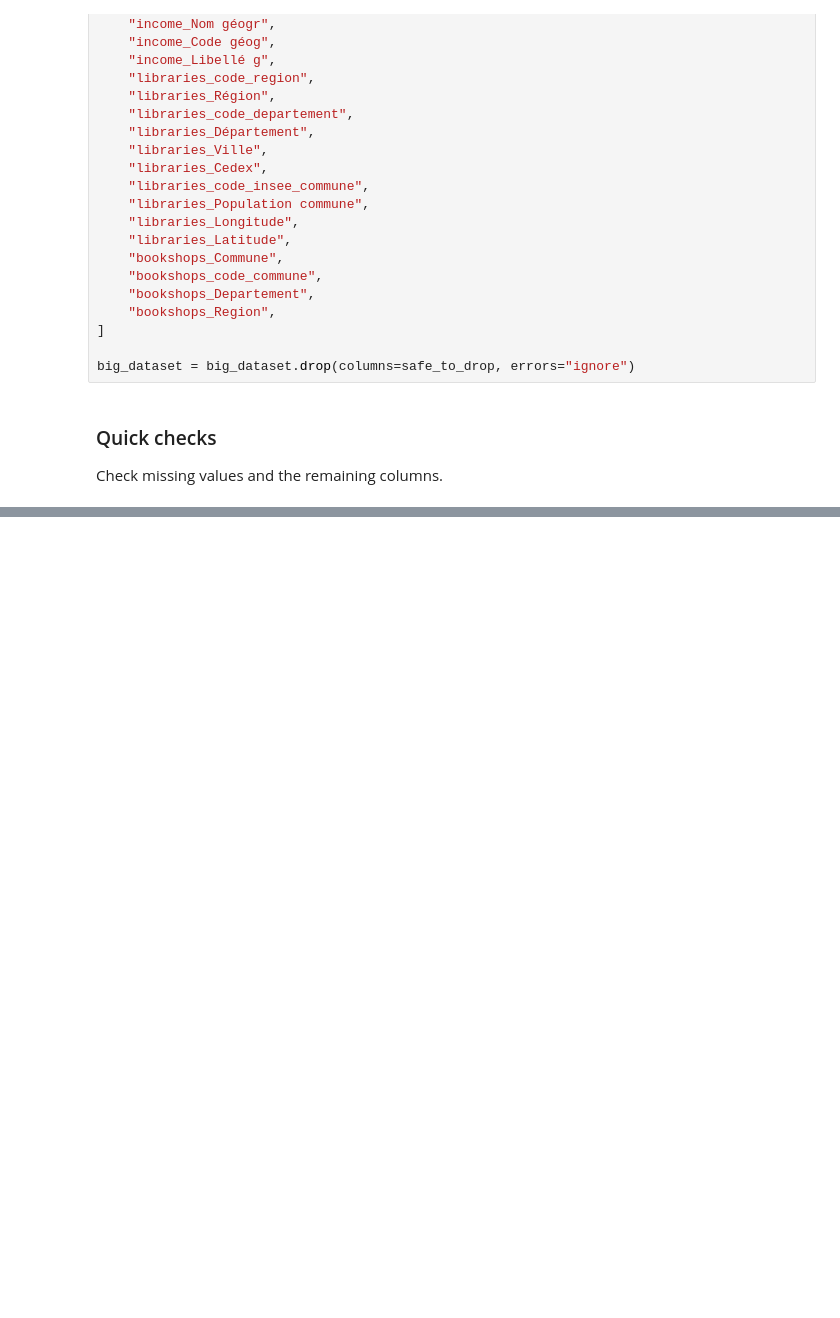
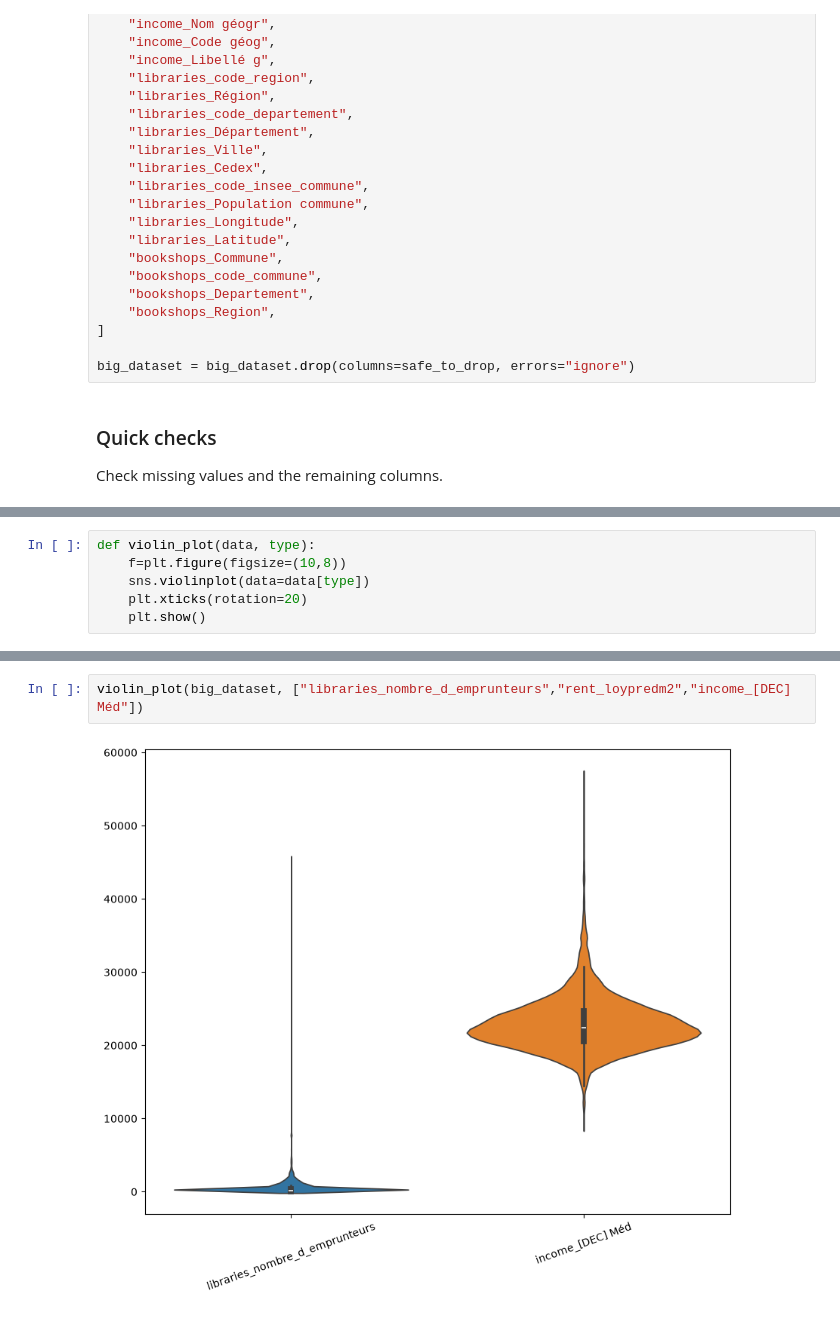
Before and after one commit to Salvatore112/DALAS_Project, a Jupyter notebook: merge_data_sets.ipynb, the cells around one changed output, grey strips where cells are left out. Saved outputs shown, nothing was run; the diff lists cells and outputs as text; blank space fills up the shorter version.

```diff
--- a/merge_data_sets.ipynb
+++ b/merge_data_sets.ipynb
@@ -222,0 +278,6 @@ print(len(big_dataset.columns))
+# %%
+def violin_plot(data, type):
+    f=plt.figure(figsize=(10,8))
+    sns.violinplot(data=data[type])
+    plt.xticks(rotation=20)
+    plt.show()
@@ -222,0 +295,4 @@ print(len(big_dataset.columns))
+# %%
+violin_plot(big_dataset, ["libraries_nombre_d_emprunteurs","rent_loypredm2","income_[DEC] Méd"])
+# %% [output]
+[figure, added]
```
Also changed, not shown: parts of 53 cells of this notebook.
